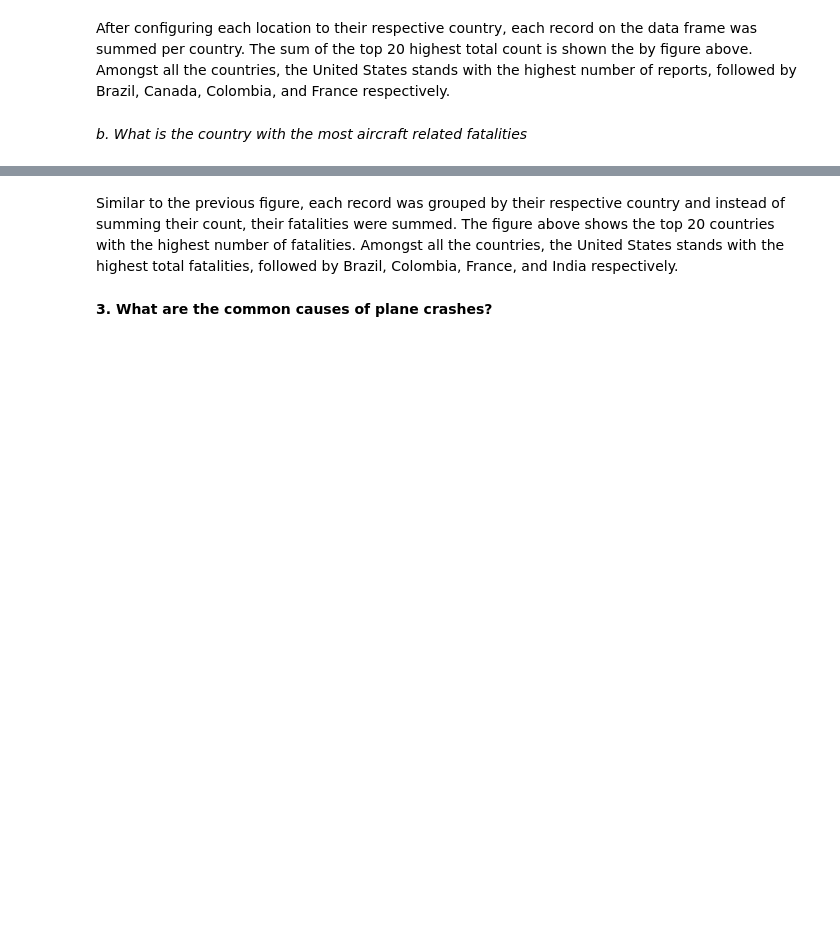
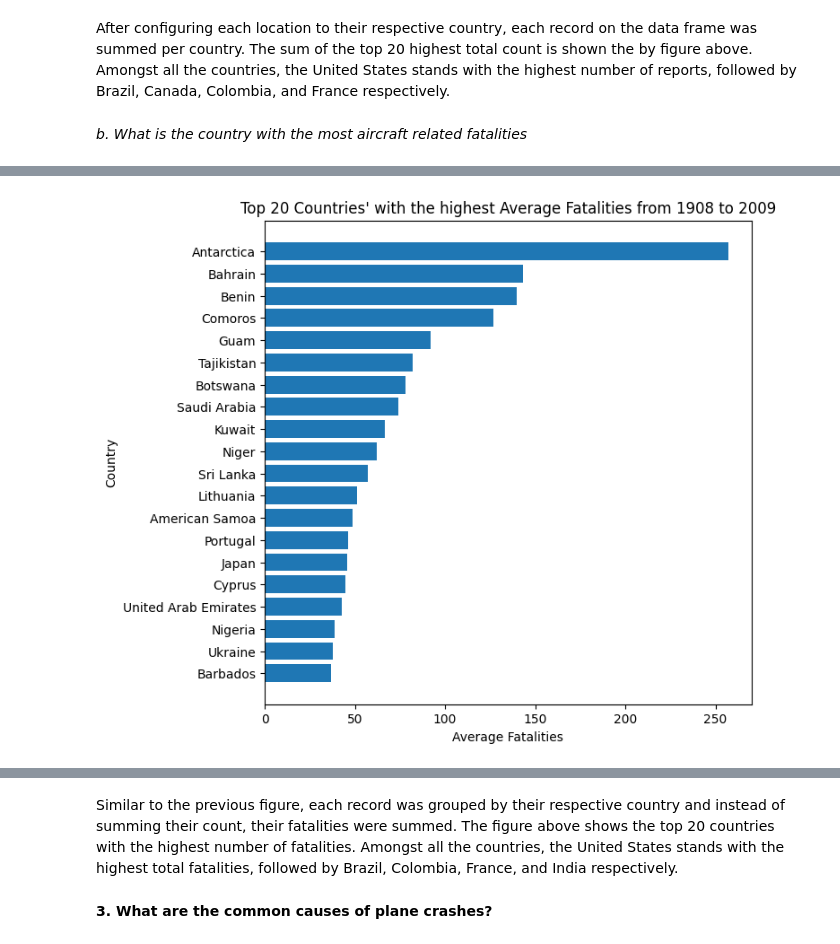
Before and after one commit to samueluy/CSMODEL-5, a Jupyter notebook: csmodel-5-phase-1.ipynb, the cells around one changed output, grey strips where cells are left out. Drawn from its saved outputs; the diff is of its cells as text; code cells hidden in the pictures; blank space fills up the shorter version.

```diff
--- a/csmodel-5-phase-1.ipynb
+++ b/csmodel-5-phase-1.ipynb
@@ -191,0 +209,10 @@ plt.show()
+# %%
+fig = plt.figure(figsize=(7,7))
+plt.barh(sortedAverage.head(20)['Location'], sortedAverage.head(20)['Average Fatalities'])
+plt.gca().invert_yaxis()
+plt.xlabel("Average Fatalities")
+plt.ylabel("Country")
+plt.title("Top 20 Countries' with the highest Average Fatalities from 1908 to 2009")
+plt.show()
+# %% [output]
+[figure, added]
```
Also changed, not shown: parts of 6 cells of this notebook.
